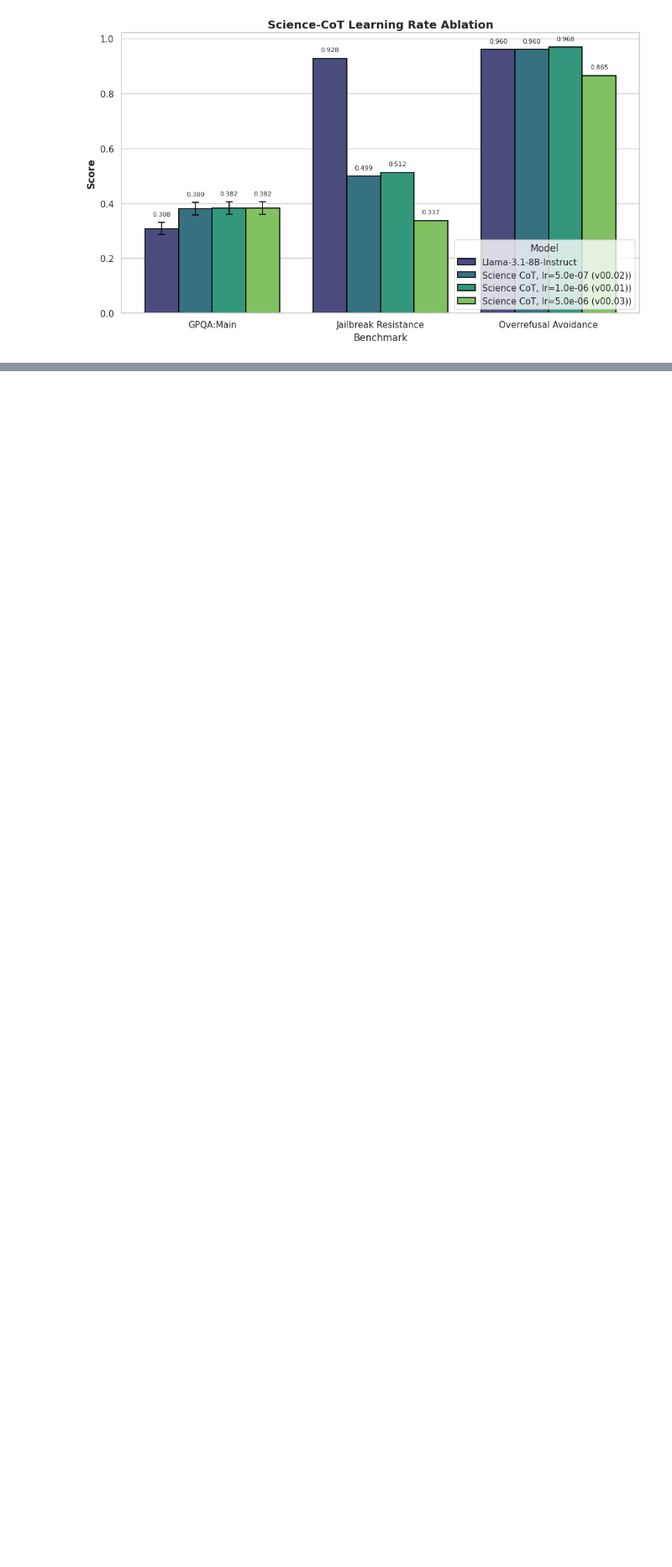
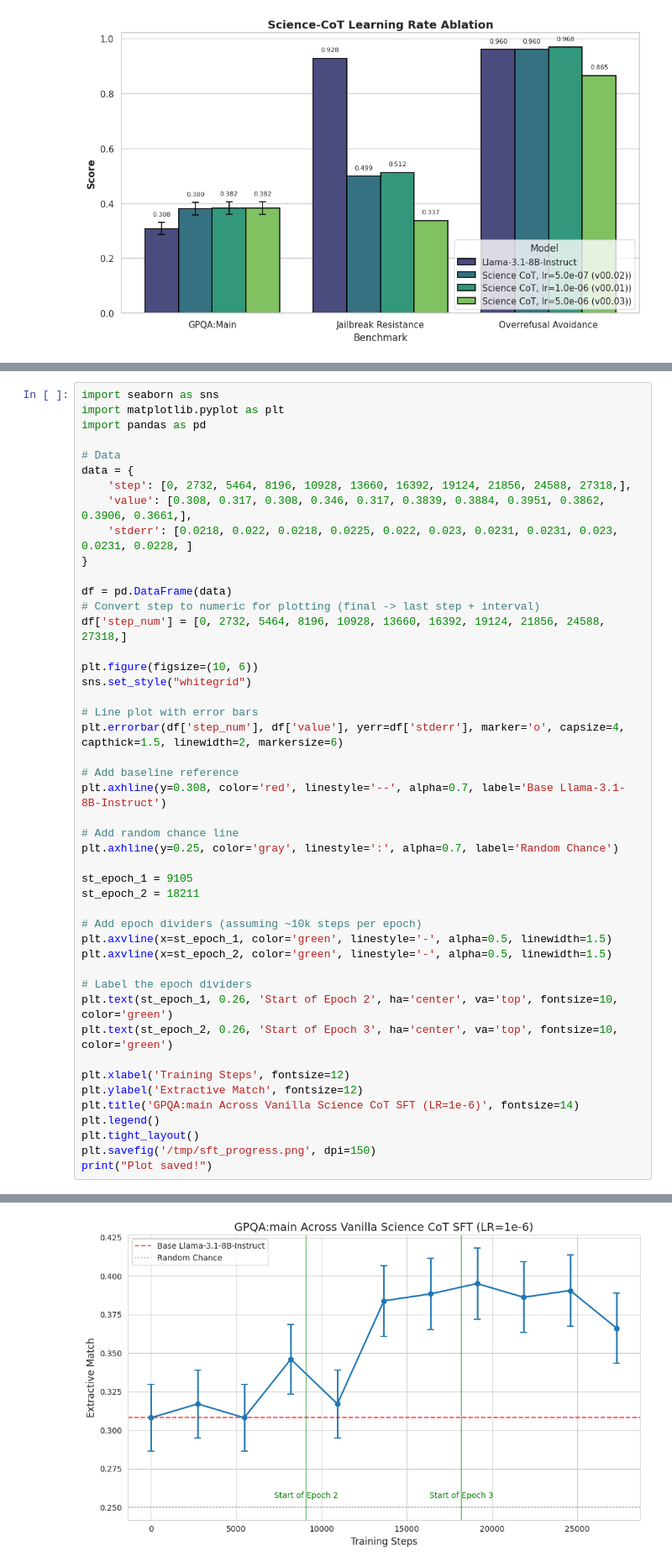
Before and after one commit to Neelectric/open-r1_safety, a Jupyter notebook: data_viz/experimentation_data_viz.ipynb, the cells around one changed output, grey strips where cells are left out. Shown at 84% size. Saved outputs shown, nothing was run; the diff lists cells and outputs as text; blank space fills up the shorter version.

```diff
--- a/data_viz/experimentation_data_viz.ipynb
+++ b/data_viz/experimentation_data_viz.ipynb
@@ -2740,0 +2743,47 @@ plt.tight_layout()
+# %%
+import seaborn as sns
+import matplotlib.pyplot as plt
+import pandas as pd
+
+# Data
+data = {
+    'step': [0, 2732, 5464, 8196, 10928, 13660, 16392, 19124, 21856, 24588, 27318,],
+    'value': [0.308, 0.317, 0.308, 0.346, 0.317, 0.3839, 0.3884, 0.3951, 0.3862, 0.3906, 0.3661,],
+    'stderr': [0.0218, 0.022, 0.0218, 0.0225, 0.022, 0.023, 0.0231, 0.0231, 0.023, 0.0231, 0.0228, ]
+}
+
+df = pd.DataFrame(data)
+# Convert step to numeric for plotting (final -> last step + interval)
+df['step_num'] = [0, 2732, 5464, 8196, 10928, 13660, 16392, 19124, 21856, 24588, 27318,]
+
+plt.figure(figsize=(10, 6))
+sns.set_style("whitegrid")
+
+# Line plot with error bars
+plt.errorbar(df['step_num'], df['value'], yerr=df['stderr'], marker='o', capsize=4, capthick=1.5, linewidth=2, markersize=6)
+
+# Add baseline reference
+plt.axhline(y=0.308, color='red', linestyle='--', alpha=0.7, label='Base Llama-3.1-8B-Instruct')
+
+# Add random chance line
+plt.axhline(y=0.25, color='gray', linestyle=':', alpha=0.7, label='Random Chance')
+
+st_epoch_1 = 9105
+st_epoch_2 = 18211
+
+# Add epoch dividers (assuming ~10k steps per epoch)
+plt.axvline(x=st_epoch_1, color='green', linestyle='-', alpha=0.5, linewidth=1.5)
+plt.axvline(x=st_epoch_2, color='green', linestyle='-', alpha=0.5, linewidth=1.5)
+
+# Label the epoch dividers
+plt.text(st_epoch_1, 0.26, 'Start of Epoch 2', ha='center', va='top', fontsize=10, color='green')
+plt.text(st_epoch_2, 0.26, 'Start of Epoch 3', ha='center', va='top', fontsize=10, color='green')
+
+plt.xlabel('Training Steps', fontsize=12)
+plt.ylabel('Extractive Match', fontsize=12)
+plt.title('GPQA:main Across Vanilla Science CoT SFT (LR=1e-6)', fontsize=14)
+plt.legend()
+plt.tight_layout()
+plt.savefig('/tmp/sft_progress.png', dpi=150)
+print("Plot saved!")
+# %% [output]
@@ -2740,0 +2791 @@ plt.tight_layout()
+[figure, added]
```
Also changed, not shown: parts of 2 cells of this notebook, 4 other files.
